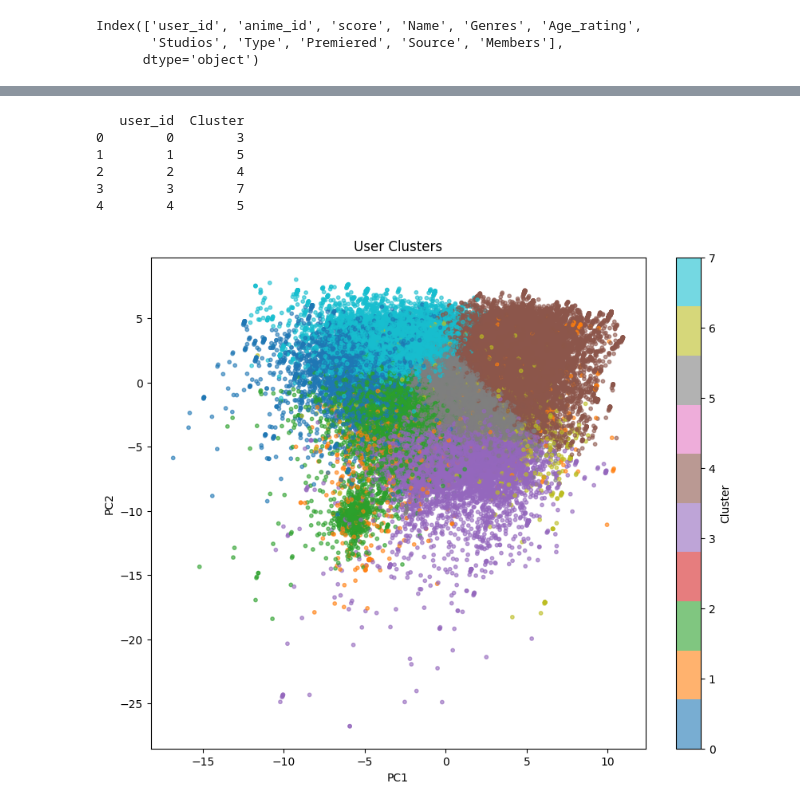
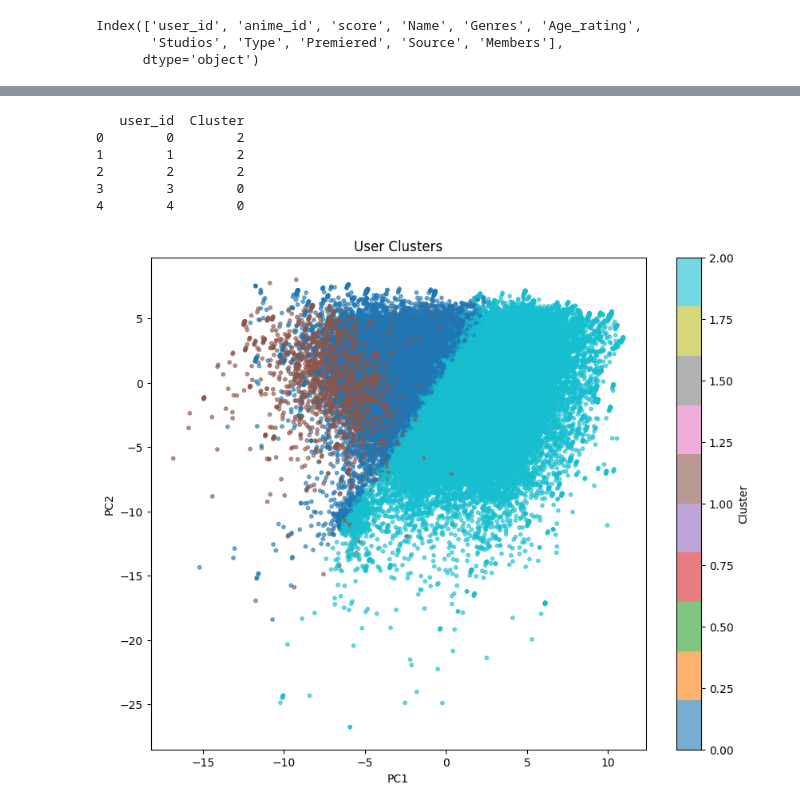
Before and after one commit to Nubily44/CD_EP, a Jupyter notebook: modelagem.ipynb, the cells around one changed output, grey strips where cells are left out. Saved outputs shown, nothing was run; the diff lists cells and outputs as text; code cells hidden in the pictures.

```diff
--- a/modelagem.ipynb
+++ b/modelagem.ipynb
@@ -250,7 +250,6 @@ scaler = StandardScaler(with_mean=False)
 
 X_scaled = scaler.fit_transform(X_user)
 
-"""
 from sklearn.cluster import MiniBatchKMeans
 from sklearn.metrics import silhouette_score
 import matplotlib.pyplot as plt
@@ -313,5 +312,5 @@ plt.grid(alpha=0.3)
 plt.show()
 
 # Use the best value found
-N_CLUSTERS = best_k"""
+N_CLUSTERS = best_k
 # %% [output]
@@ -319,5 +335,5 @@ N_CLUSTERS = best_k"""
 # %%
-N_CLUSTERS = 8
+#N_CLUSTERS = 8
 
 # ============================================================
 # CLUSTER
@@ -342,39 +358,39 @@ users_cluster = pd.DataFrame({
 })
 
 print(users_cluster.head())
 
 # ============================================================
 # PCA VISUALIZATION
 # ============================================================
 
 pca = PCA(n_components=2, random_state=42)
 
 X_plot = pca.fit_transform(X_scaled.toarray())
 
 plt.figure(figsize=(10,8))
 
 plt.scatter(
     X_plot[:,0],
     X_plot[:,1],
     c=clusters,
     cmap="tab10",
     s=10,
     alpha=0.6
 )
 
 plt.xlabel("PC1")
 plt.ylabel("PC2")
 plt.title("User Clusters")
 plt.colorbar(label="Cluster")
 plt.show()
 # %% [output]
    user_id  Cluster
-0        0        3
-1        1        5
-2        2        4
-3        3        7
-4        4        5
+0        0        2
+1        1        2
+2        2        2
+3        3        0
+4        4        0
-[figure, old version]
+[figure, new version]
 # %%
 from collections import defaultdict, Counter
 import matplotlib.pyplot as plt
```
Also changed, not shown: parts of 2 cells of this notebook, 6 other files.
